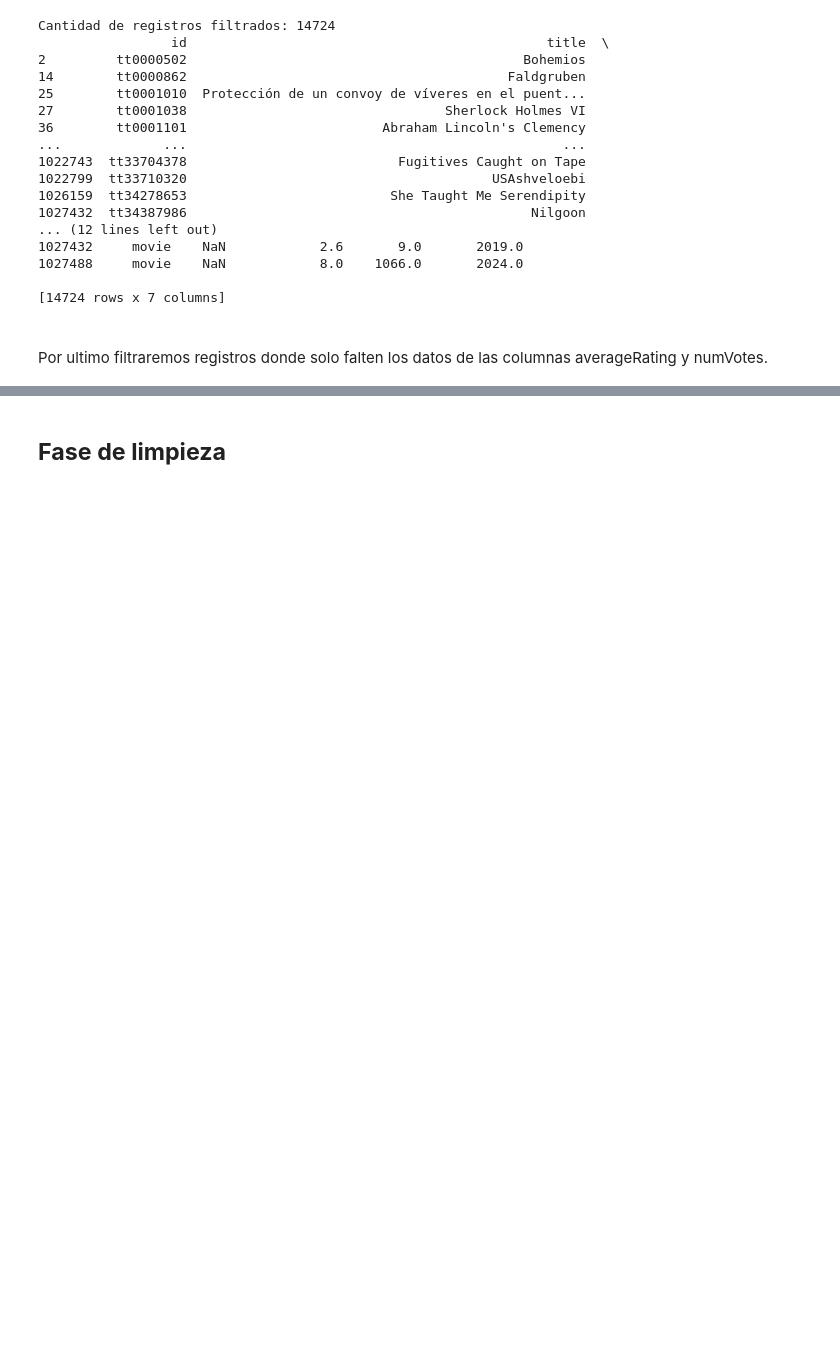
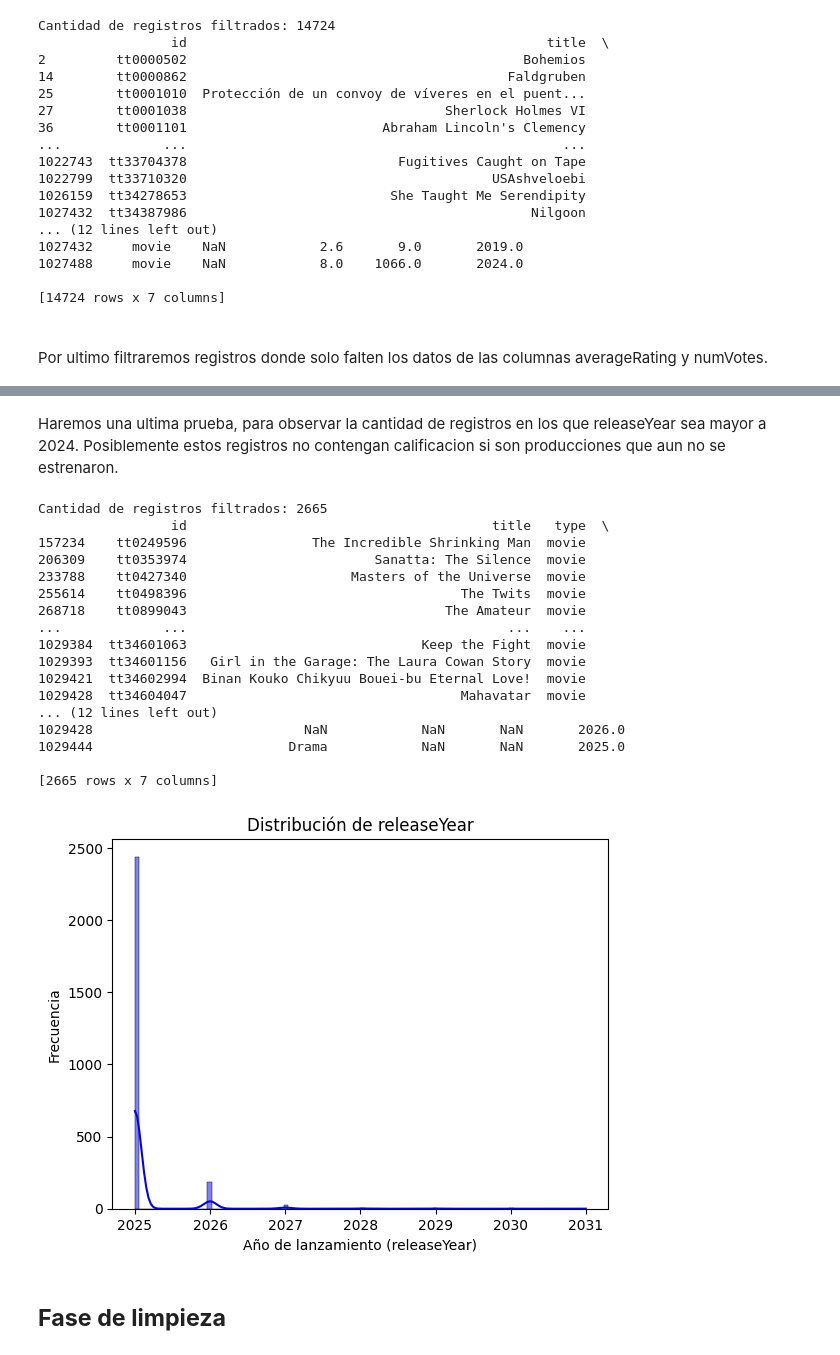
Before and after one commit to ipsilon7/Analisis-de-datos-de-IMDb, a Jupyter notebook: Limpieza.ipynb, the cells around one changed output, grey strips where cells are left out. Drawn from its saved outputs; the diff is of its cells as text; code cells hidden in the pictures; blank space fills up the shorter version.

```diff
--- a/Limpieza.ipynb
+++ b/Limpieza.ipynb
@@ -253,3 +261,37 @@ Cantidad de registros filtrados: 384938
+# %% [markdown]
+Haremos una ultima prueba, para observar la cantidad de registros en los que releaseYear sea mayor a 2024. Posiblemente estos registros no contengan calificacion si son producciones que aun no se estrenaron.
+# %%
+# Filtrar filas donde solo 'releaseYear' sea mayor a 2024
+filtered_df = df[df['releaseYear']> 2024]
+
+print(f"Cantidad de registros filtrados: {filtered_df.shape[0]}")
+print(filtered_df)
+
+# Histograma para ver la distribucion de registros sin puntuacion por año
+sns.histplot(filtered_df['releaseYear'], bins=100, kde=True, color='blue')
+plt.xlabel('Año de lanzamiento (releaseYear)')
+plt.ylabel('Frecuencia')
+plt.title('Distribución de releaseYear')
+plt.show()
+# %% [output]
+Cantidad de registros filtrados: 2665
+                 id                                       title   type  \
+157234    tt0249596                The Incredible Shrinking Man  movie
+206309    tt0353974                        Sanatta: The Silence  movie
+233788    tt0427340                     Masters of the Universe  movie
+255614    tt0498396                                   The Twits  movie
+268718    tt0899043                                 The Amateur  movie
+...             ...                                         ...    ...
+1029384  tt34601063                              Keep the Fight  movie
+1029393  tt34601156   Girl in the Garage: The Laura Cowan Story  movie
+1029421  tt34602994  Binan Kouko Chikyuu Bouei-bu Eternal Love!  movie
+1029428  tt34604047                                   Mahavatar  movie
+... (12 lines left out)
+1029428                           NaN            NaN       NaN       2026.0
+1029444                         Drama            NaN       NaN       2025.0
+
+[2665 rows x 7 columns]
+[figure, added]
 # %% [markdown]
 ## **Fase de limpieza**
 # %% [markdown]
```
Also changed, not shown: parts of 7 cells of this notebook.
